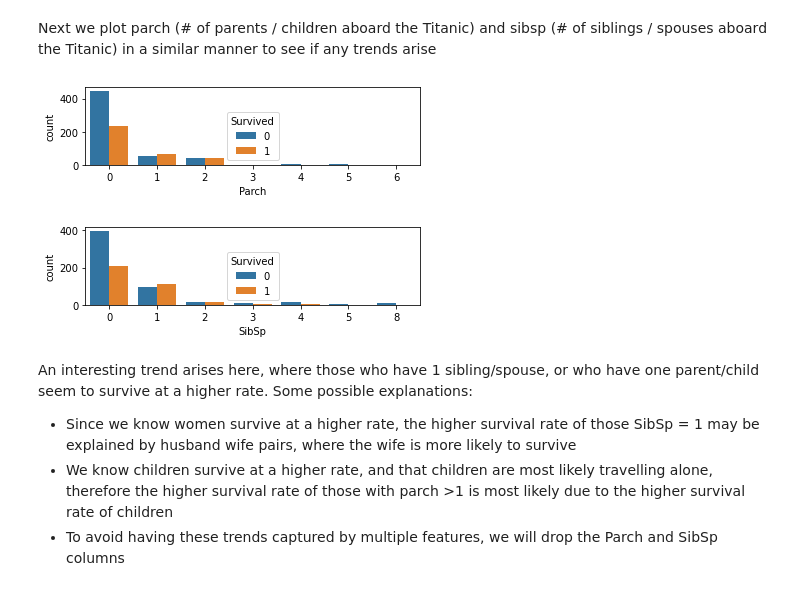
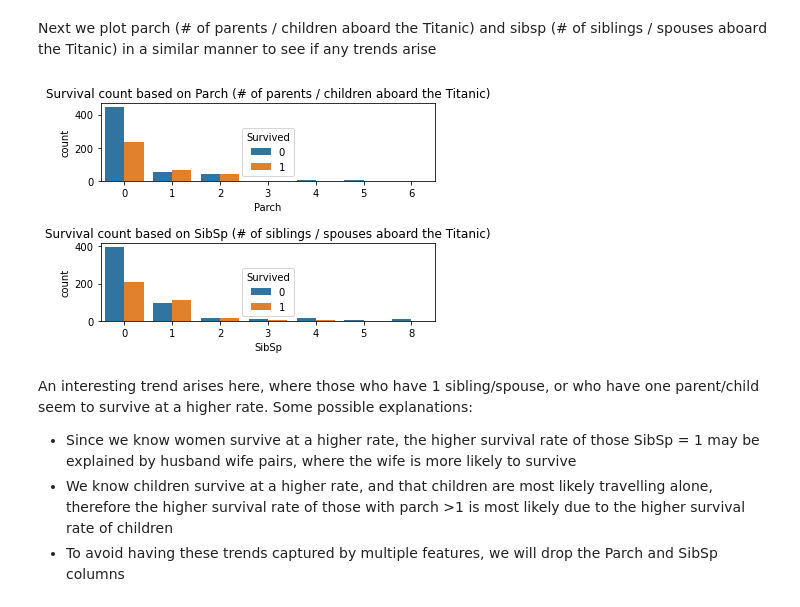
Before and after one commit to GraydonHall42/Titanic-Dataset-Analysis, a Jupyter notebook: GH_final_project.ipynb, the cells around one changed output. Drawn from its saved outputs; the diff is of its cells as text; code cells hidden in the pictures.

```diff
--- a/GH_final_project.ipynb
+++ b/GH_final_project.ipynb
@@ -201,11 +201,11 @@ Next we plot parch (# of parents / children aboard the Titanic) and sibsp (# of
 # %%
 # Add countplots for each feature.
 fig, (ax1, ax2) = plt.subplots(nrows=2)
-sns.countplot(x='Parch', data=X, hue=y, ax=ax1)
-sns.countplot(x='SibSp', data=X, hue=y, ax=ax2)
+sns.countplot(x='Parch', data=X, hue=y, ax=ax1).set(title = "Survival count based on Parch (# of parents / children aboard the Titanic)")
+sns.countplot(x='SibSp', data=X, hue=y, ax=ax2).set(title = "Survival count based on SibSp (# of siblings / spouses aboard the Titanic)")
 plt.subplots_adjust(hspace = 0.8)
 # %% [output]
-[figure, old version]
+[figure, new version]
 # %% [markdown]
 An interesting trend arises here, where those who have 1 sibling/spouse, or who have one parent/child seem to survive at a higher rate. Some possible explanations:
 * Since we know women survive at a higher rate, the higher survival rate of those SibSp = 1 may be explained by husband wife pairs, where the wife is more likely to survive
```
Also changed, not shown: parts of 9 cells of this notebook, 10 other files.
